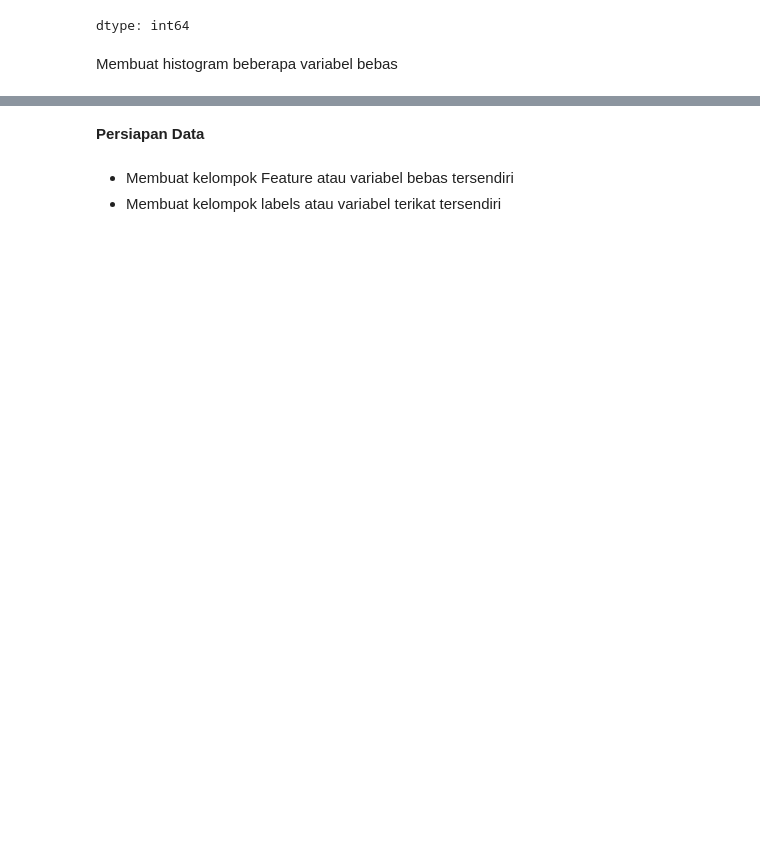
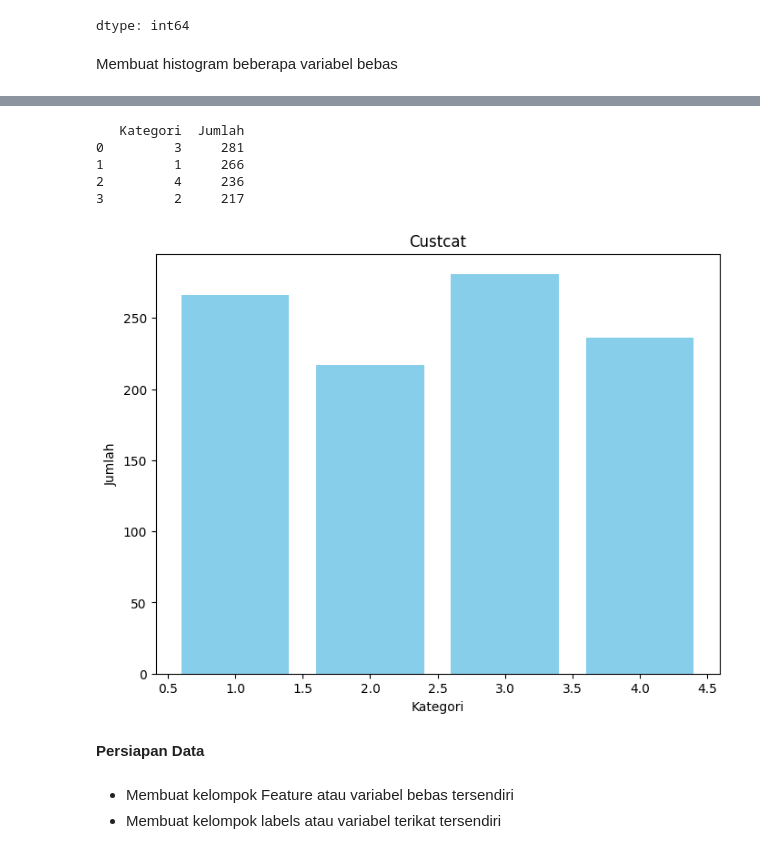
Before and after one commit to Coyy12/AVD-Tugas, a Jupyter notebook: AVD_tugas_2.ipynb, the cells around one changed output, grey strips where cells are left out. Cells and saved outputs as stored; diff of their text form; code cells hidden in the pictures; blank space fills up the shorter version.

```diff
--- a/AVD_tugas_2.ipynb
+++ b/AVD_tugas_2.ipynb
@@ -93,3 +140,24 @@ array([[<Axes: title={'center': 'kandungan'}>]], dtype=object)
+# %%
+# Tabulasi data
+tabulasi_custcat = df['custcat'].value_counts().reset_index()
+tabulasi_custcat.columns = ['Kategori', 'Jumlah']  # Menamai kolom
+print(tabulasi_custcat)
+# %% [output]
+   Kategori  Jumlah
+0         3     281
+1         1     266
+2         4     236
+3         2     217
+# %%
+# Membuat bar chart
+plt.figure(figsize=(8, 6))  # Mengatur ukuran gambar
+plt.bar(tabulasi_custcat['Kategori'], tabulasi_custcat['Jumlah'], color='skyblue')  # Membuat bar chart
+plt.xlabel('Kategori')  # Label sumbu X
+plt.ylabel('Jumlah')  # Label sumbu Y
+plt.title('Custcat')  # Judul
+plt.show()  # Menampilkan grafik
+# %% [output]
+[figure, added]
 # %% [markdown]
 **Persiapan Data**
 # %% [markdown]
```
Also changed, not shown: parts of 39 cells of this notebook.
